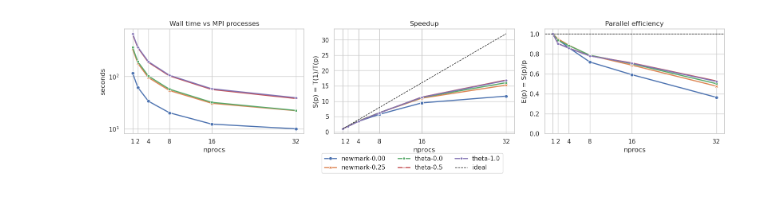
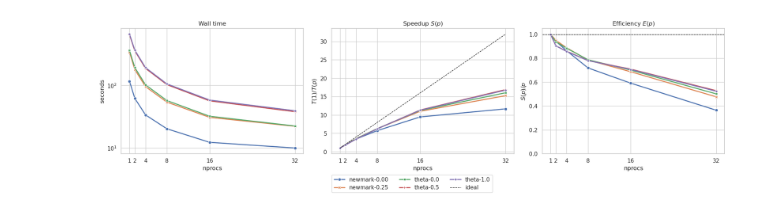
Before and after one commit to AlessandroGhiotto/nmpde-wave-equation, a Jupyter notebook: analysis/scalability-analisys.ipynb, the cells around one changed output. Cells and saved outputs as stored; diff of their text form; code cells hidden in the pictures.

```diff
--- a/analysis/scalability-analisys.ipynb
+++ b/analysis/scalability-analisys.ipynb
@@ -114,0 +191,15 @@ plt.tight_layout()
+# %%
+# --- Wall time (log scale) ---
+plt.figure(figsize=(9, 5))
+ax = sns.lineplot(
+    data=dfm_agg, x='nprocs', y='seconds',
+    hue='scheme', style='scheme', markers=True, dashes=False, linewidth=2,
+    errorbar=None,
+)
+ax.set_title('Wall time vs MPI processes (best of 6 runs)')
+ax.set_xlabel('Number of MPI processes')
+ax.set_ylabel('Wall time [s]')
+ax.set_yscale('log')
+ax.set_xticks(sorted(dfm_agg['nprocs'].unique()))
+ax.legend(title='Scheme')
+plt.tight_layout()
@@ -161,52 +253,50 @@ fig.tight_layout(rect=[0, 0.08, 1, 1])
 # %%
-# Combined plot: Wall time, Speedup, and Efficiency
-fig, axes = plt.subplots(1, 3, figsize=(16, 4))
+# --- Combined 3-panel plot ---
+fig, axes = plt.subplots(1, 3, figsize=(18, 5))
 
 # 1. Wall time
 sns.lineplot(
-    data=df_plot_agg, x='nprocs', y='seconds',
+    data=dfm_agg, x='nprocs', y='seconds',
     hue='scheme', style='scheme', markers=True, dashes=False, linewidth=2,
-    ax=axes[0], errorbar=None
+    ax=axes[0], errorbar=None,
 )
-axes[0].set_title('Wall time vs MPI processes')
+axes[0].set_title('Wall time')
 axes[0].set_xlabel('nprocs')
 axes[0].set_ylabel('seconds')
 axes[0].set_yscale('log')
-axes[0].set_xticks(sorted(df_plot_agg['nprocs'].unique()))
+axes[0].set_xticks(sorted(dfm_agg['nprocs'].unique()))
 
 # 2. Speedup
 sns.lineplot(
     data=dfm_agg, x='nprocs', y='speedup',
     hue='scheme', style='scheme', markers=True, dashes=False, linewidth=2,
-    ax=axes[1], errorbar=None
+    ax=axes[1], errorbar=None,
 )
-axes[1].plot([1, dfm_agg['nprocs'].max()], [1, dfm_agg['nprocs'].max()],
-             color='k', linewidth=1, linestyle='--', label='ideal')
-axes[1].set_title('Speedup')
+axes[1].plot([1, p_max], [1, p_max], color='k', linewidth=1, linestyle='--', label='ideal')
+axes[1].set_title('Speedup $S(p)$')
 axes[1].set_xlabel('nprocs')
-axes[1].set_ylabel('S(p) = T(1)/T(p)')
+axes[1].set_ylabel('$T(1)/T(p)$')
 axes[1].set_xticks(sorted(dfm_agg['nprocs'].unique()))
 
 # 3. Efficiency
 sns.lineplot(
     data=dfm_agg, x='nprocs', y='efficiency',
     hue='scheme', style='scheme', markers=True, dashes=False, linewidth=2,
-    ax=axes[2], errorbar=None
+    ax=axes[2], errorbar=None,
 )
 axes[2].axhline(1.0, color='k', linewidth=1, linestyle='--', label='ideal')
-axes[2].set_title('Parallel efficiency')
+axes[2].set_title('Efficiency $E(p)$')
 axes[2].set_xlabel('nprocs')
-axes[2].set_ylabel('E(p) = S(p)/p')
+axes[2].set_ylabel('$S(p)/p$')
 axes[2].set_xticks(sorted(dfm_agg['nprocs'].unique()))
 axes[2].set_ylim(0, max(1.05, float(dfm_agg['efficiency'].max()) * 1.05))
 
-# Single legend for all subplots
 handles, labels = axes[1].get_legend_handles_labels()
 for ax in axes:
     if ax.get_legend() is not None:
         ax.get_legend().remove()
 fig.legend(handles, labels, loc='lower center', ncol=3, frameon=True, bbox_to_anchor=(0.5, -0.02))
 fig.tight_layout(rect=[0, 0.08, 1, 1])
 plt.show()
 # %% [output]
-[figure, old version]
+[figure, new version]
```
Also changed, not shown: parts of 10 cells of this notebook.
